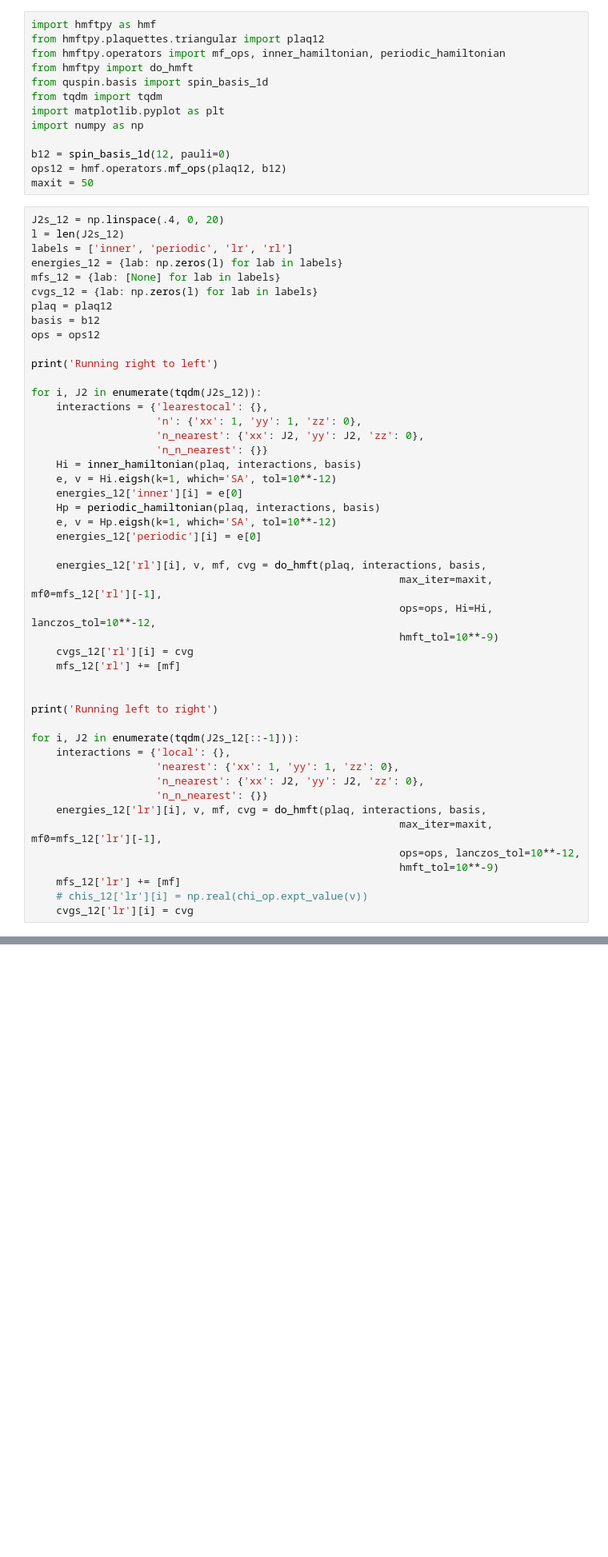
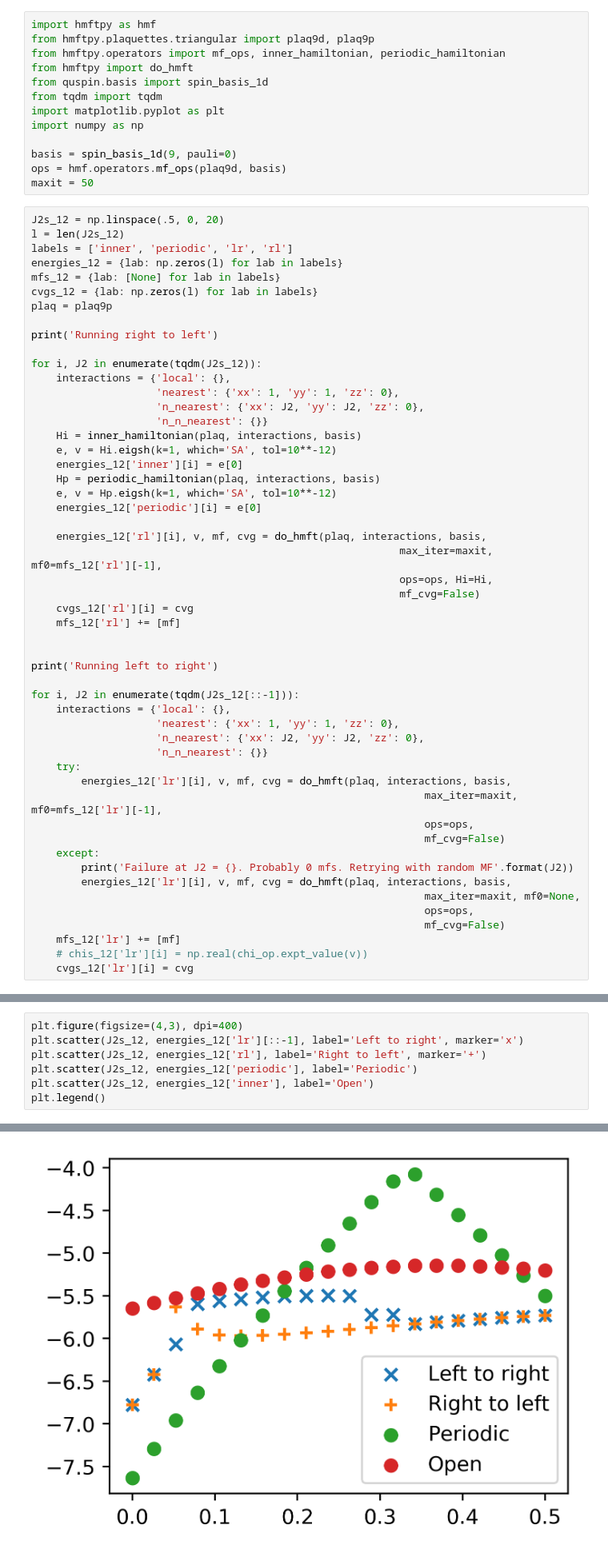
Before and after one commit to wholdhus/hmftpy, a Jupyter notebook: XY_J1J2.ipynb, the cells around one changed output, grey strips where cells are left out. Shown: that part at 80% size. Cells and saved outputs as stored; diff of their text form; blank space fills up the shorter version.

```diff
--- a/XY_J1J2.ipynb
+++ b/XY_J1J2.ipynb
@@ -1,6 +1,6 @@
 # %%
 import hmftpy as hmf
-from hmftpy.plaquettes.triangular import plaq12
+from hmftpy.plaquettes.triangular import plaq9d, plaq9p
 from hmftpy.operators import mf_ops, inner_hamiltonian, periodic_hamiltonian
 from hmftpy import do_hmft
 from quspin.basis import spin_basis_1d
@@ -8,25 +8,23 @@ from tqdm import tqdm
 import matplotlib.pyplot as plt
 import numpy as np
 
-b12 = spin_basis_1d(12, pauli=0)
-ops12 = hmf.operators.mf_ops(plaq12, b12)
+basis = spin_basis_1d(9, pauli=0)
+ops = hmf.operators.mf_ops(plaq9d, basis)
 maxit = 50
 # %%
-J2s_12 = np.linspace(.4, 0, 20)
+J2s_12 = np.linspace(.5, 0, 20)
 l = len(J2s_12)
 labels = ['inner', 'periodic', 'lr', 'rl']
 energies_12 = {lab: np.zeros(l) for lab in labels}
 mfs_12 = {lab: [None] for lab in labels}
 cvgs_12 = {lab: np.zeros(l) for lab in labels}
-plaq = plaq12
-basis = b12
-ops = ops12
+plaq = plaq9p
 
 print('Running right to left')
 
 for i, J2 in enumerate(tqdm(J2s_12)):
-    interactions = {'learestocal': {},
-                    'n': {'xx': 1, 'yy': 1, 'zz': 0},
+    interactions = {'local': {},
+                    'nearest': {'xx': 1, 'yy': 1, 'zz': 0},
                     'n_nearest': {'xx': J2, 'yy': J2, 'zz': 0},
                     'n_n_nearest': {}}
     Hi = inner_hamiltonian(plaq, interactions, basis)
@@ -38,8 +36,8 @@ for i, J2 in enumerate(tqdm(J2s_12)):
 
     energies_12['rl'][i], v, mf, cvg = do_hmft(plaq, interactions, basis,
                                                            max_iter=maxit, mf0=mfs_12['rl'][-1],
-                                                           ops=ops, Hi=Hi, lanczos_tol=10**-12,
-                                                           hmft_tol=10**-9)
+                                                           ops=ops, Hi=Hi,
+                                                           mf_cvg=False)
     cvgs_12['rl'][i] = cvg
     mfs_12['rl'] += [mf]
 
@@ -51,10 +49,17 @@ for i, J2 in enumerate(tqdm(J2s_12[::-1])):
                     'nearest': {'xx': 1, 'yy': 1, 'zz': 0},
                     'n_nearest': {'xx': J2, 'yy': J2, 'zz': 0},
                     'n_n_nearest': {}}
-    energies_12['lr'][i], v, mf, cvg = do_hmft(plaq, interactions, basis,
-                                                           max_iter=maxit, mf0=mfs_12['lr'][-1],
-                                                           ops=ops, lanczos_tol=10**-12,
-                                                           hmft_tol=10**-9)
+    try:
+        energies_12['lr'][i], v, mf, cvg = do_hmft(plaq, interactions, basis,
+                                                               max_iter=maxit, mf0=mfs_12['lr'][-1],
+                                                               ops=ops,
+                                                               mf_cvg=False)
+    except:
+        print('Failure at J2 = {}. Probably 0 mfs. Retrying with random MF'.format(J2))
+        energies_12['lr'][i], v, mf, cvg = do_hmft(plaq, interactions, basis,
+                                                               max_iter=maxit, mf0=None,
+                                                               ops=ops,
+                                                               mf_cvg=False)
     mfs_12['lr'] += [mf]
     # chis_12['lr'][i] = np.real(chi_op.expt_value(v))
     cvgs_12['lr'][i] = cvg
@@ -63,0 +69,8 @@ Exception: Unknown interaction type n
+# %%
+plt.figure(figsize=(4,3), dpi=400)
+plt.scatter(J2s_12, energies_12['lr'][::-1], label='Left to right', marker='x')
+plt.scatter(J2s_12, energies_12['rl'], label='Right to left', marker='+')
+plt.scatter(J2s_12, energies_12['periodic'], label='Periodic')
+plt.scatter(J2s_12, energies_12['inner'], label='Open')
+plt.legend()
+# %% [output]
@@ -63,0 +78 @@ Exception: Unknown interaction type n
+[figure, added]
```
Also changed, not shown: parts of 2 cells of this notebook.
